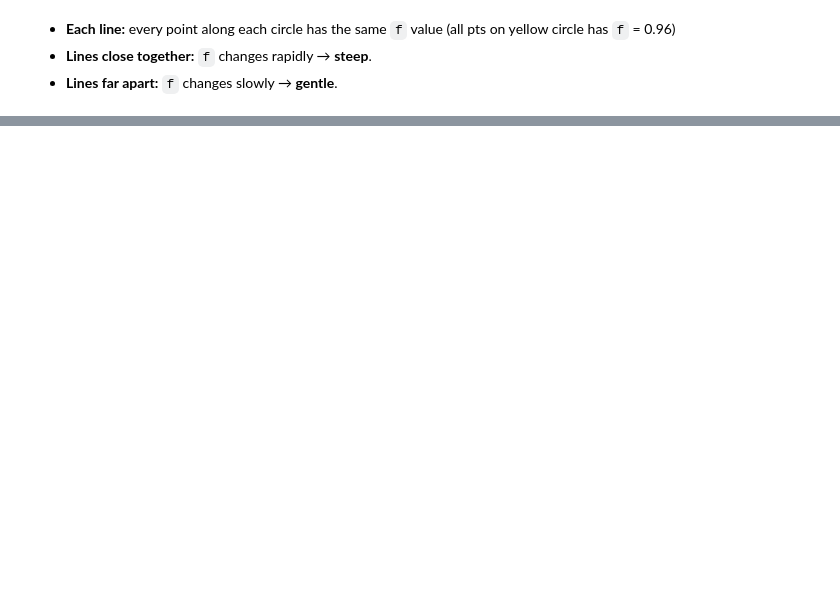
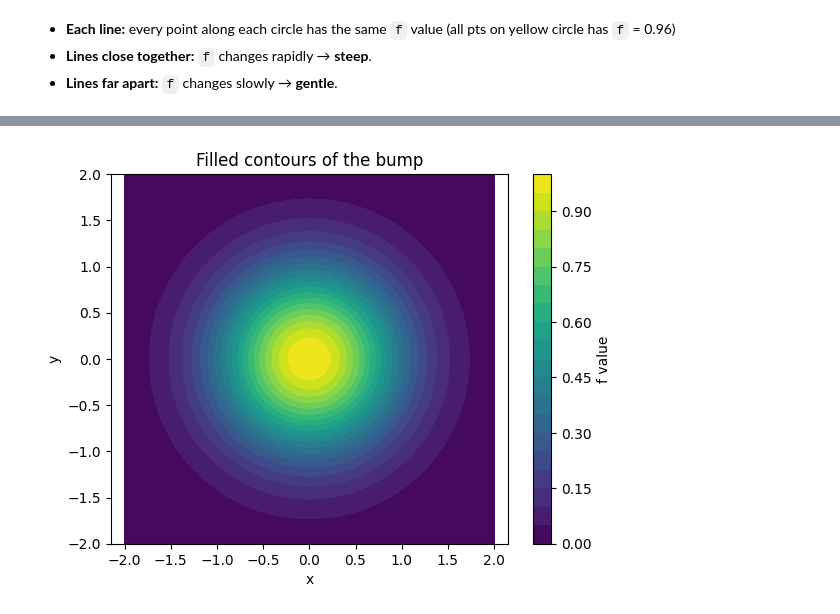
Before and after one commit to JayZeus999/Math-For-ML, a Jupyter notebook: cto-school/02b_surfaces_contours_fields.ipynb, the cells around one changed output, grey strips where cells are left out. Drawn from its saved outputs; the diff is of its cells as text; code cells hidden in the pictures; blank space fills up the shorter version.

```diff
--- a/cto-school/02b_surfaces_contours_fields.ipynb
+++ b/cto-school/02b_surfaces_contours_fields.ipynb
@@ -80,0 +88,10 @@ plt.show()
+# %%
+plt.contourf(X, Y, Z, levels=20, cmap="viridis")
+plt.title("Filled contours of the bump")
+plt.xlabel("x")
+plt.ylabel("y")
+plt.axis("equal")
+plt.colorbar(label="f value")
+plt.show()
+# %% [output]
+[figure, added]
```
Also changed, not shown: parts of 3 cells of this notebook.
